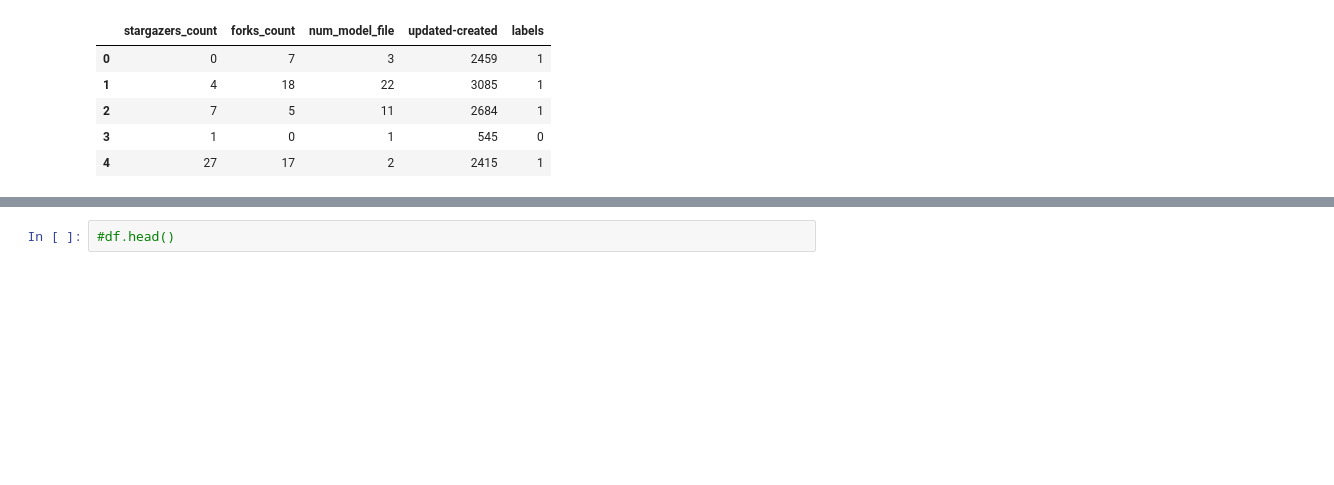
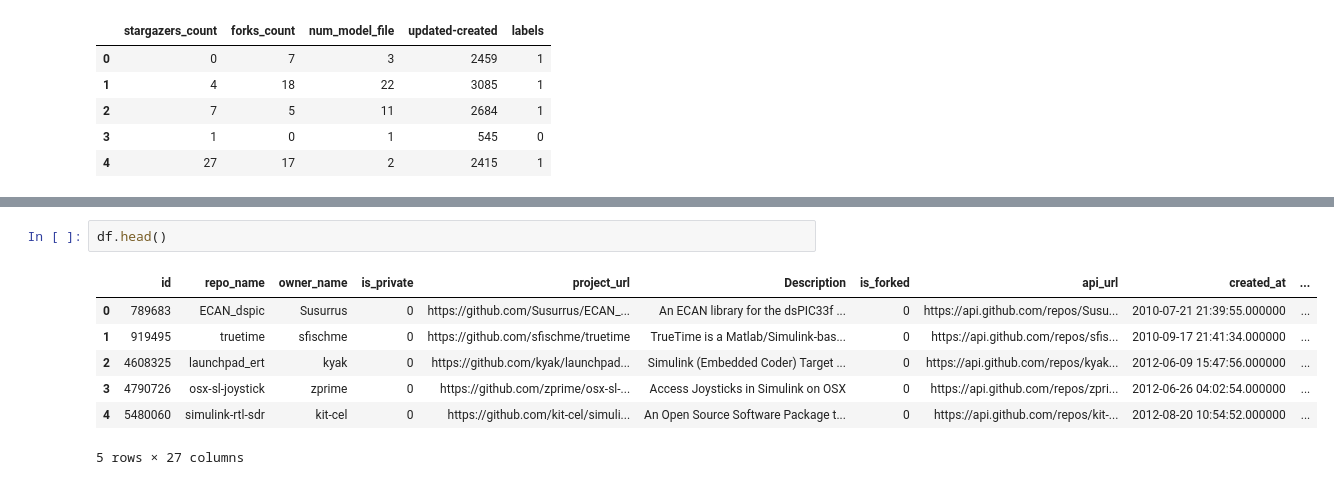
Before and after one commit to Shiva-K-7/ASE-07, a Jupyter notebook: cluster_projects1.ipynb, the cells around one changed output, grey strips where cells are left out. Cells and saved outputs as stored; diff of their text form; blank space fills up the shorter version.

```diff
--- a/cluster_projects1.ipynb
+++ b/cluster_projects1.ipynb
@@ -65,2 +83,10 @@ sns.pairplot(onlynumericclusters,hue='labels')
-# %%
-#df.head()
+# %%
+df.head()
+# %% [output]
+|  | id | repo_name | owner_name | is_private | project_url | Description | is_forked | api_url | created_at | ... |
+| 0 | 789683 | ECAN_dspic | Susurrus | 0 | https://github.com/Susurrus/ECAN_... | An ECAN library for the dsPIC33f ... | 0 | https://api.github.com/repos/Susu... | 2010-07-21 21:39:55.000000 | ... |
+| 1 | 919495 | truetime | sfischme | 0 | https://github.com/sfischme/truetime | TrueTime is a Matlab/Simulink-bas... | 0 | https://api.github.com/repos/sfis... | 2010-09-17 21:41:34.000000 | ... |
+| 2 | 4608325 | launchpad_ert | kyak | 0 | https://github.com/kyak/launchpad... | Simulink (Embedded Coder) Target ... | 0 | https://api.github.com/repos/kyak... | 2012-06-09 15:47:56.000000 | ... |
+| 3 | 4790726 | osx-sl-joystick | zprime | 0 | https://github.com/zprime/osx-sl-... | Access Joysticks in Simulink on OSX | 0 | https://api.github.com/repos/zpri... | 2012-06-26 04:02:54.000000 | ... |
+| 4 | 5480060 | simulink-rtl-sdr | kit-cel | 0 | https://github.com/kit-cel/simuli... | An Open Source Software Package t... | 0 | https://api.github.com/repos/kit-... | 2012-08-20 10:54:52.000000 | ... |
+5 rows × 27 columns
```
Also changed, not shown: parts of 9 cells of this notebook.
